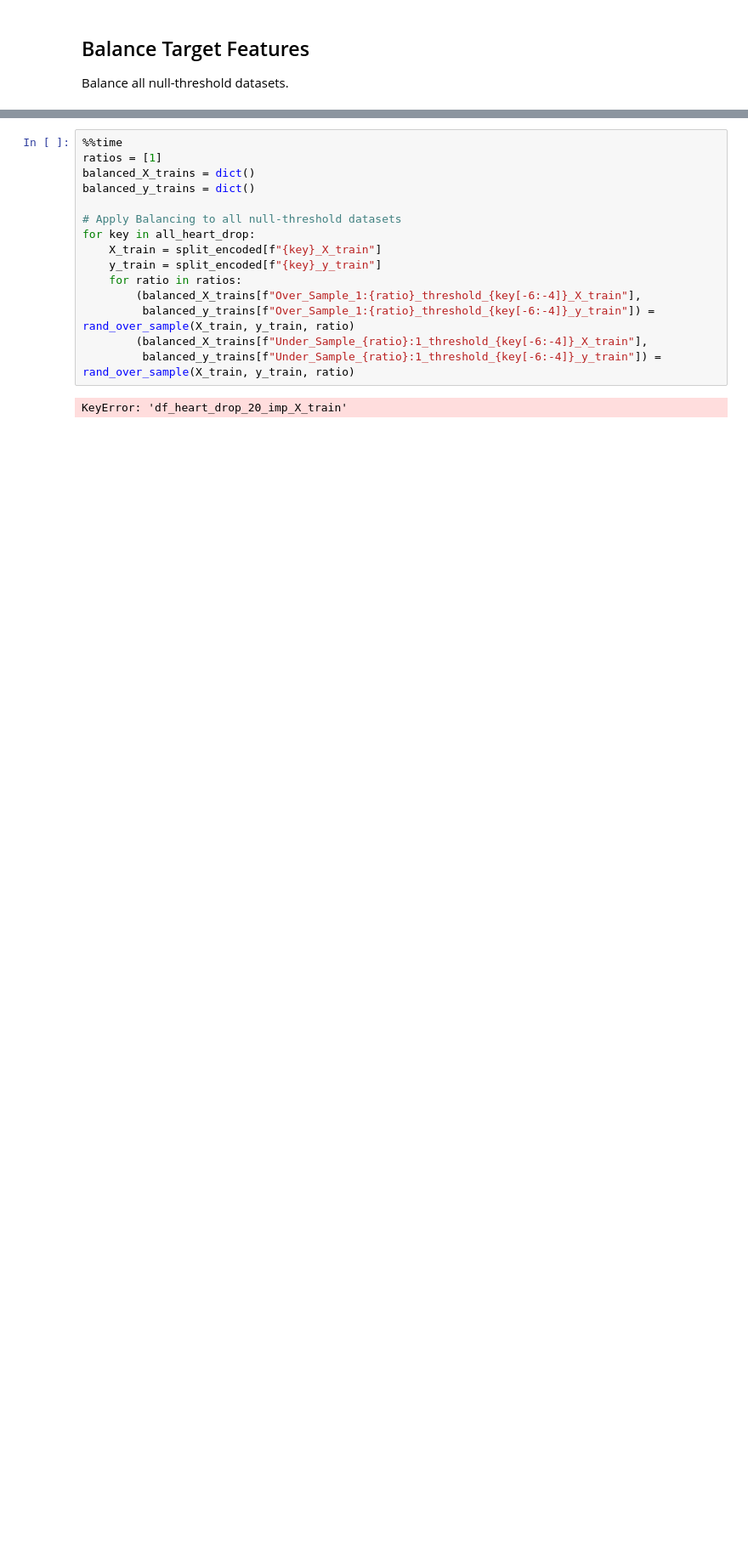
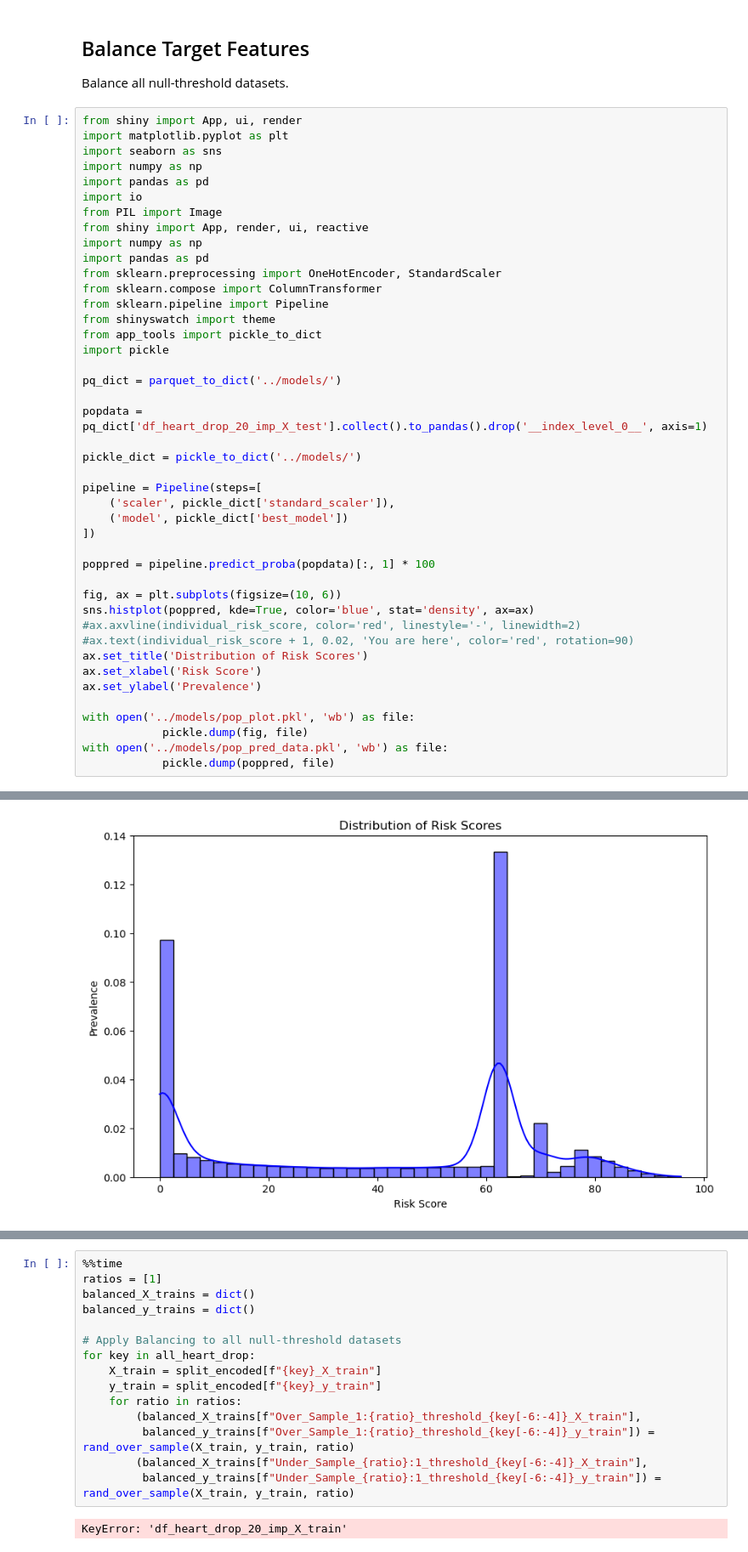
Before and after one commit to DecisionTreeBruining/212B-ML-Project, a Jupyter notebook: heartd_shiny/shiny/taylor_preprocess.ipynb, the cells around one changed output, grey strips where cells are left out. Shown at 85% size. Saved outputs shown, nothing was run; the diff lists cells and outputs as text; blank space fills up the shorter version.

Commit message:
added plot and pickles

```diff
--- a/heartd_shiny/shiny/taylor_preprocess.ipynb
+++ b/heartd_shiny/shiny/taylor_preprocess.ipynb
@@ -96,3 +96,47 @@ Wall time: 2.4 s
 ## Balance Target Features
 
 Balance all null-threshold datasets.
+# %%
+from shiny import App, ui, render
+import matplotlib.pyplot as plt
+import seaborn as sns
+import numpy as np
+import pandas as pd
+import io
+from PIL import Image
+from shiny import App, render, ui, reactive
+import numpy as np
+import pandas as pd
+from sklearn.preprocessing import OneHotEncoder, StandardScaler
+from sklearn.compose import ColumnTransformer
+from sklearn.pipeline import Pipeline
+from shinyswatch import theme
+from app_tools import pickle_to_dict
+import pickle
+
+pq_dict = parquet_to_dict('../models/')
+
+popdata = pq_dict['df_heart_drop_20_imp_X_test'].collect().to_pandas().drop('__index_level_0__', axis=1)
+
+pickle_dict = pickle_to_dict('../models/')
+
+pipeline = Pipeline(steps=[
+    ('scaler', pickle_dict['standard_scaler']),
+    ('model', pickle_dict['best_model'])
+])
+
+poppred = pipeline.predict_proba(popdata)[:, 1] * 100
+
+fig, ax = plt.subplots(figsize=(10, 6))
+sns.histplot(poppred, kde=True, color='blue', stat='density', ax=ax)
+#ax.axvline(individual_risk_score, color='red', linestyle='-', linewidth=2)
+#ax.text(individual_risk_score + 1, 0.02, 'You are here', color='red', rotation=90)
+ax.set_title('Distribution of Risk Scores')
+ax.set_xlabel('Risk Score')
+ax.set_ylabel('Prevalence')
+
+with open('../models/pop_plot.pkl', 'wb') as file:
+            pickle.dump(fig, file)
+with open('../models/pop_pred_data.pkl', 'wb') as file:
+            pickle.dump(poppred, file)
+# %% [output]
@@ -98,0 +147 @@ Balance all null-threshold datasets.
+[figure, added]
```
Also changed, not shown: parts of 3 cells of this notebook, 3 other files.
